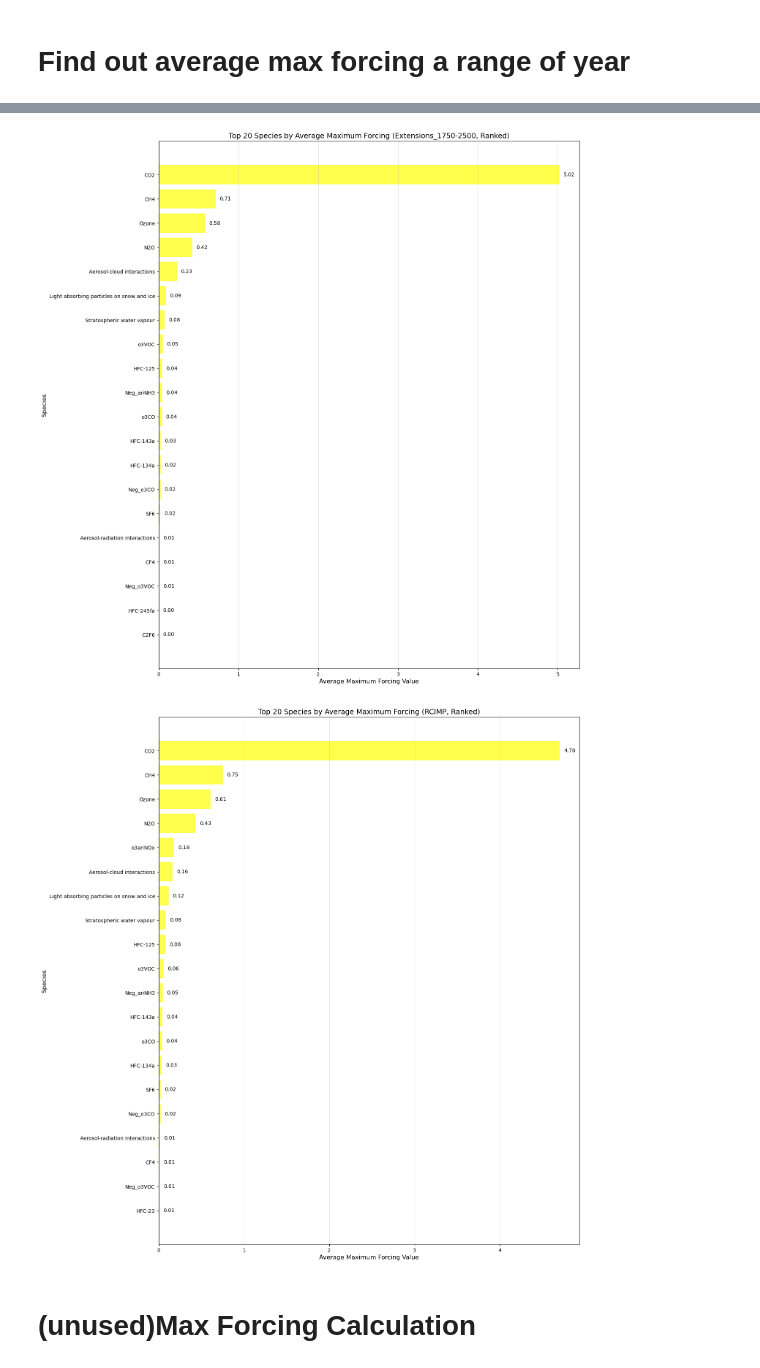
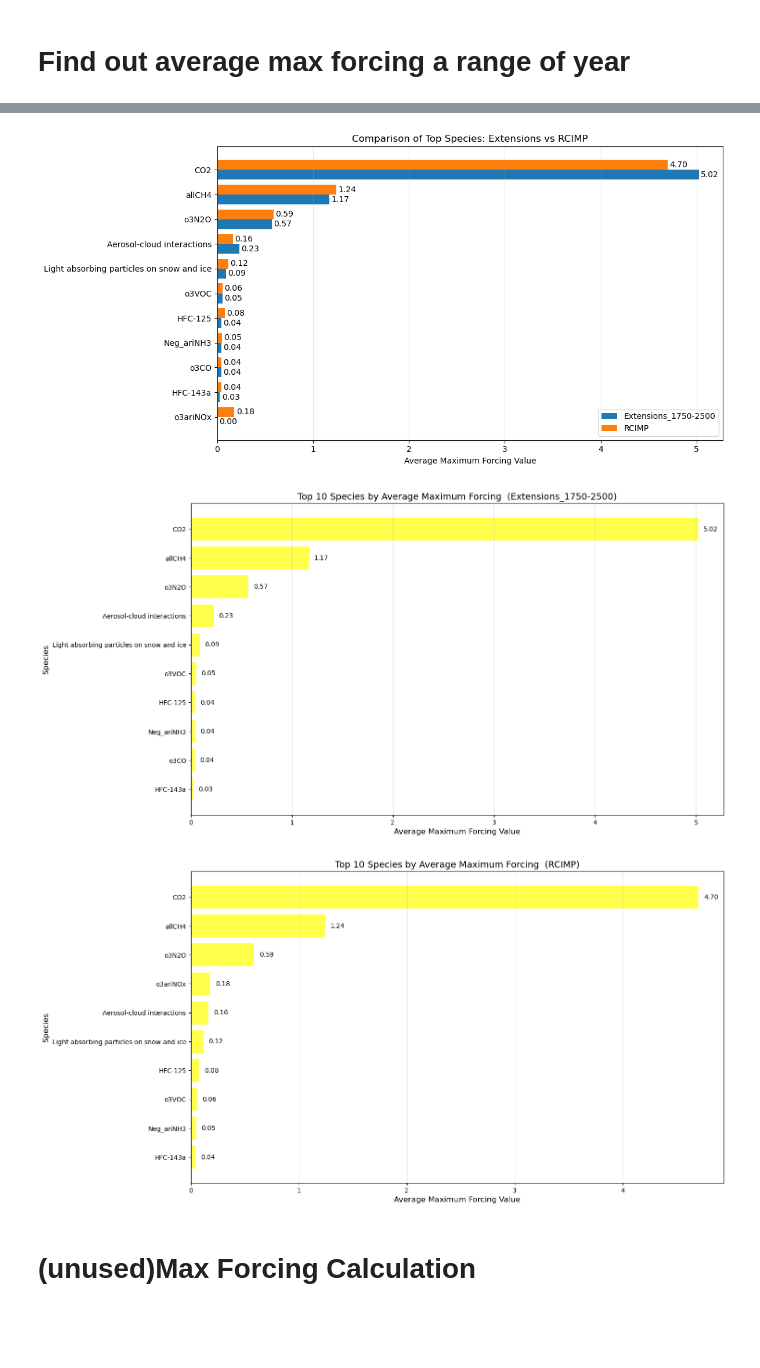
Before and after one commit to xuxingcheng/FAIR-emission-climate-model, a Jupyter notebook: Max Forcing Analysis.ipynb, the cells around one changed output, grey strips where cells are left out. Saved outputs shown, nothing was run; the diff lists cells and outputs as text; code cells hidden in the pictures; blank space fills up the shorter version.

Commit message:
Added comparison plot

```diff
--- a/Max Forcing Analysis.ipynb
+++ b/Max Forcing Analysis.ipynb
@@ -430,18 +466,21 @@ plot_top(summary_rcimp, 10, '(RCIMP)')
 # %%
-def ranking(forcing_df, max_threshold, cv_threshold, output_number = 100000000):
+def sorting(forcing_df, max_threshold, cv_threshold, output_number = 100000000):
 
     forcing_df = forcing_df[forcing_df['mean_max_forcing'] > max_threshold]
     forcing_df = forcing_df[forcing_df['cv_by_scenario'] > cv_threshold]
 
     return forcing_df.sort_values("mean_max_forcing", ascending = False).head(output_number)
 
-ranked_df_cali = ranking(summary_cali.copy(), 0.000000001, 0.00000000001)
-ranked_df_rcimp = ranking(summary_rcimp.copy(), 0.000000001, 0.00000000001)
-plot_top(ranked_df_cali, 20, '(Extensions_1750-2500, Ranked)')
-plot_top(ranked_df_rcimp, 20, '(RCIMP, Ranked)')
+sorted_df_cali = sorting(summary_cali.copy(), 0.000000001, 0.00000000001)
+sorted_df_rcimp = sorting(summary_rcimp.copy(), 0.000000001, 0.00000000001)
+
+comparison_plot(sorted_df_cali, sorted_df_rcimp, 10)
+plot_top(sorted_df_cali, 10, ' (Extensions_1750-2500)')
+plot_top(sorted_df_rcimp, 10, ' (RCIMP)')
 # %% [output]
-[figure, old version]
+[figure, new version]
-[figure, old version]
+[figure, new version]
+[figure, added]
 # %% [markdown]
 # (unused)Max Forcing Calculation
 # %%
```
Also changed, not shown: parts of 5 cells of this notebook.
